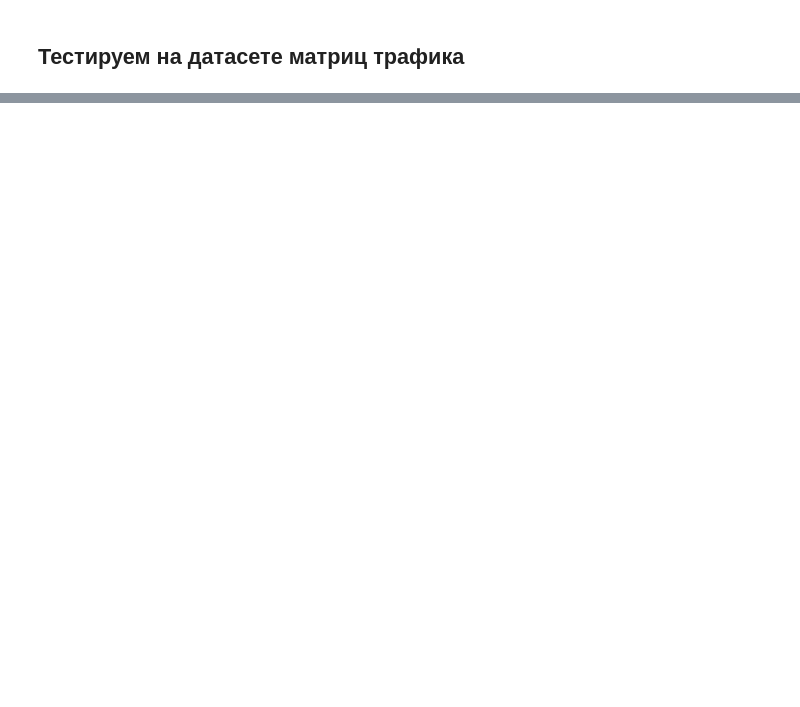
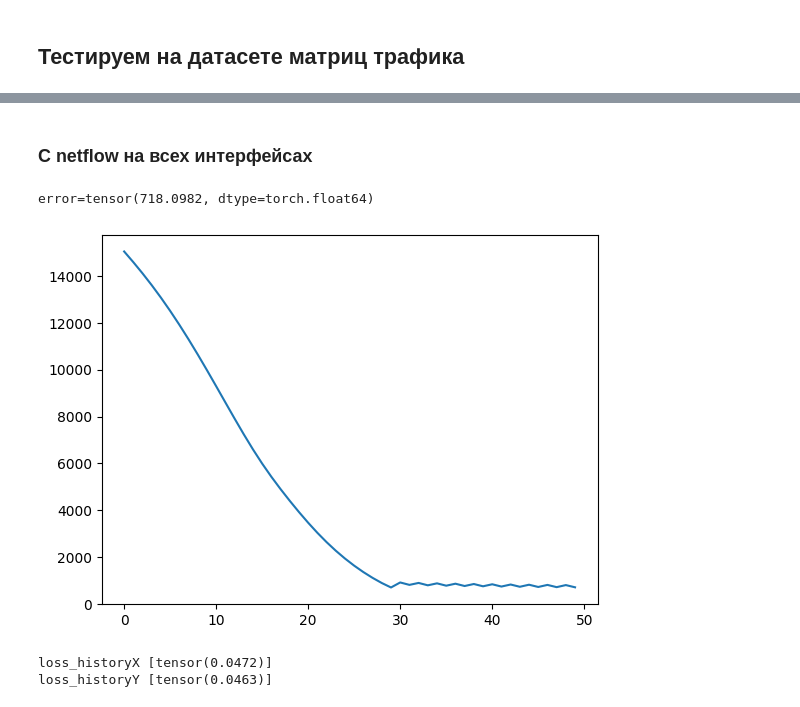
Before and after one commit to kichyr/tm_estimation, a Jupyter notebook: training_models.ipynb, the cells around one changed output, grey strips where cells are left out. Cells and saved outputs as stored; diff of their text form; code cells hidden in the pictures; blank space fills up the shorter version.

```diff
--- a/training_models.ipynb
+++ b/training_models.ipynb
@@ -126,0 +179,9 @@ loss_historyY [tensor(1.8471)]
+# %% [markdown]
+### С netflow на всех интерфейсах
+# %%
+experiment(w = [1] * 16)
+# %% [output]
+error=tensor(718.0982, dtype=torch.float64)
+[figure, added]
+loss_historyX [tensor(0.0472)]
+loss_historyY [tensor(0.0463)]
```
Also changed, not shown: parts of 20 cells of this notebook, 4 other files.
